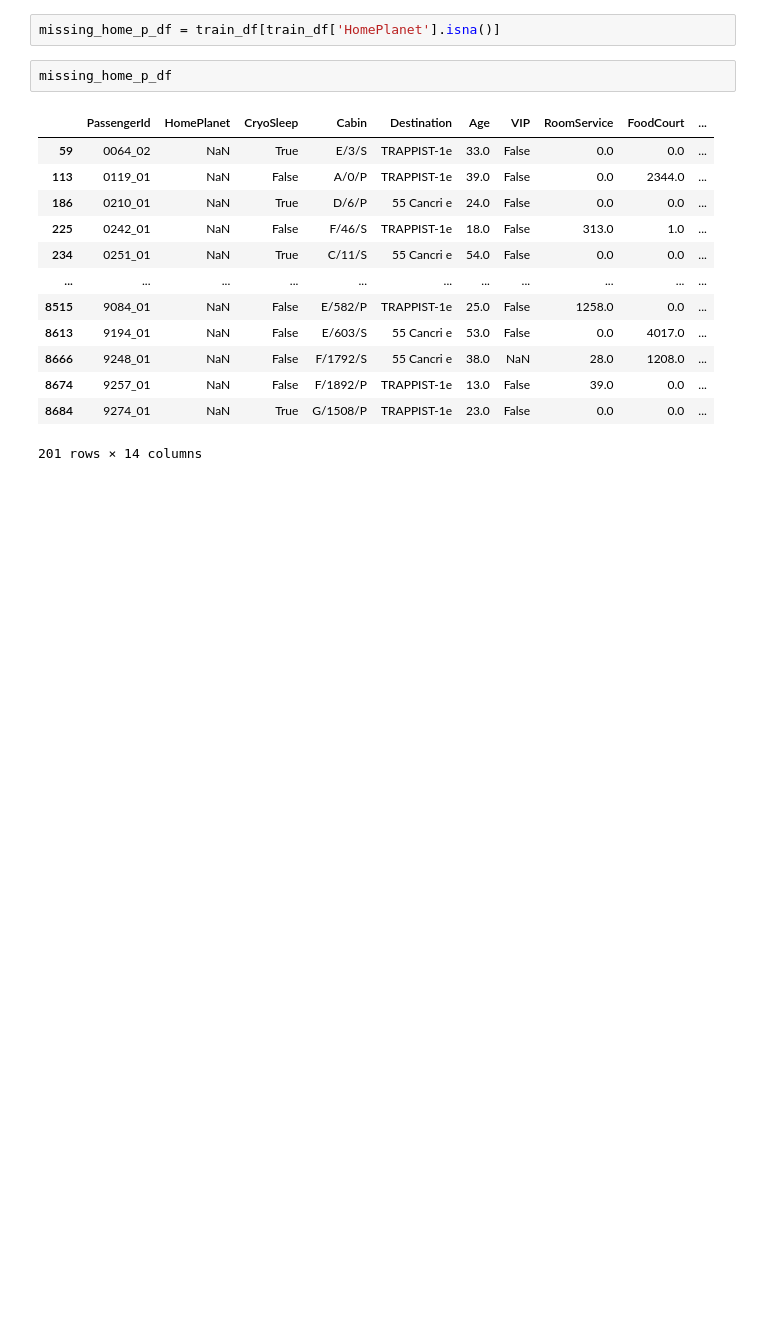
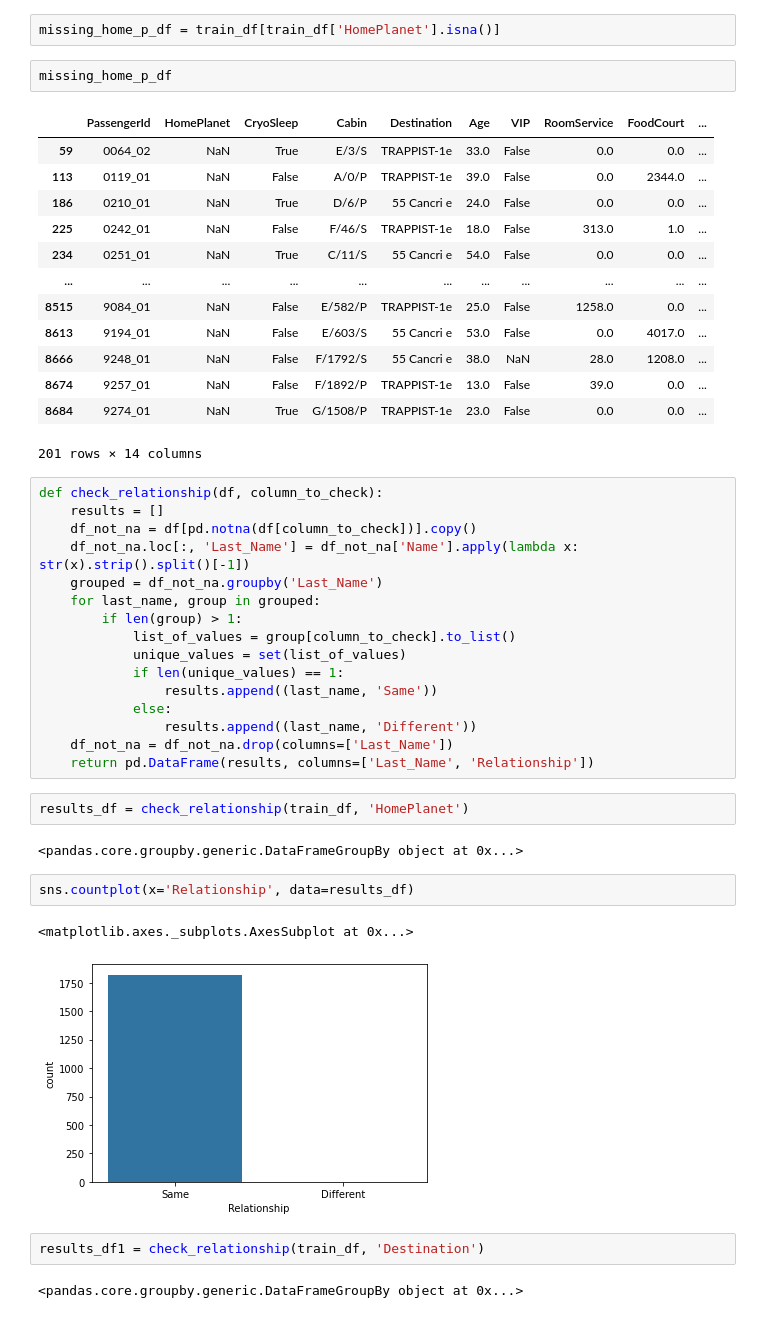
Before and after one commit to aayushshrma/spaceship-titanic, a Jupyter notebook: data_exploration/spaceship-titanic.ipynb, the cells around one changed output. Drawn from its saved outputs; the diff is of its cells as text; blank space fills up the shorter version.

Commit message:
name column vs other columns relationship check

```diff
--- a/data_exploration/spaceship-titanic.ipynb
+++ b/data_exploration/spaceship-titanic.ipynb
@@ -142,3 +142,32 @@ missing_home_p_df
 | 8674 | 9257_01 | NaN | False | F/1892/P | TRAPPIST-1e | 13.0 | False | 39.0 | 0.0 | ... |
 | 8684 | 9274_01 | NaN | True | G/1508/P | TRAPPIST-1e | 23.0 | False | 0.0 | 0.0 | ... |
 201 rows × 14 columns
+# %%
+def check_relationship(df, column_to_check):
+    results = []
+    df_not_na = df[pd.notna(df[column_to_check])].copy()
+    df_not_na.loc[:, 'Last_Name'] = df_not_na['Name'].apply(lambda x: str(x).strip().split()[-1])
+    grouped = df_not_na.groupby('Last_Name')
+    for last_name, group in grouped:
+        if len(group) > 1:
+            list_of_values = group[column_to_check].to_list()
+            unique_values = set(list_of_values)
+            if len(unique_values) == 1:
+                results.append((last_name, 'Same'))
+            else:
+                results.append((last_name, 'Different'))
+    df_not_na = df_not_na.drop(columns=['Last_Name'])
+    return pd.DataFrame(results, columns=['Last_Name', 'Relationship'])
+# %%
+results_df = check_relationship(train_df, 'HomePlanet')
+# %% [output]
+<pandas.core.groupby.generic.DataFrameGroupBy object at 0x...>
+# %%
+sns.countplot(x='Relationship', data=results_df)
+# %% [output]
+<matplotlib.axes._subplots.AxesSubplot at 0x...>
+[figure, added]
+# %%
+results_df1 = check_relationship(train_df, 'Destination')
+# %% [output]
+<pandas.core.groupby.generic.DataFrameGroupBy object at 0x...>
```
Also changed, not shown: parts of 3 cells of this notebook.
